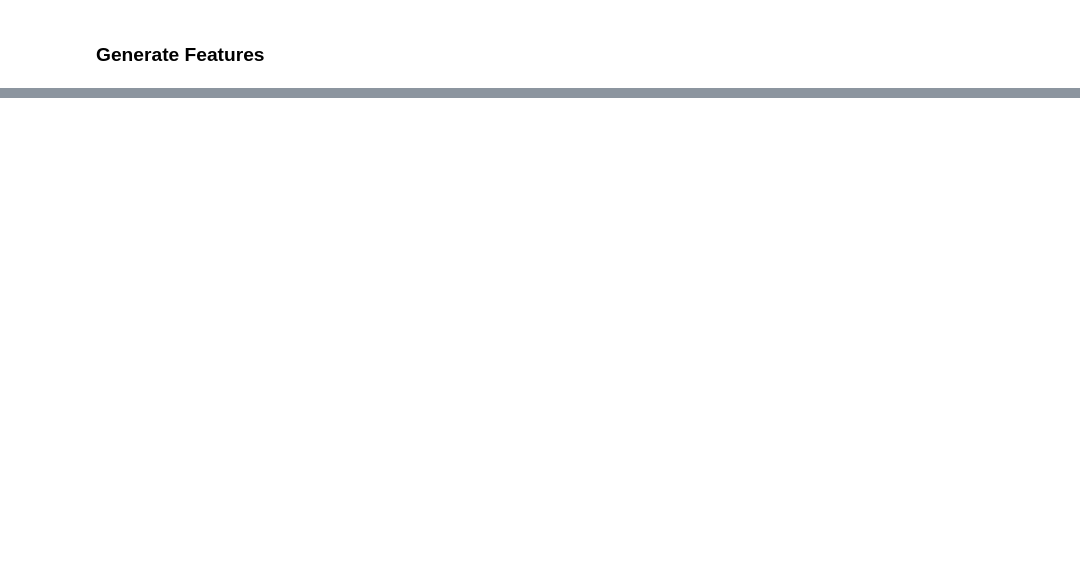
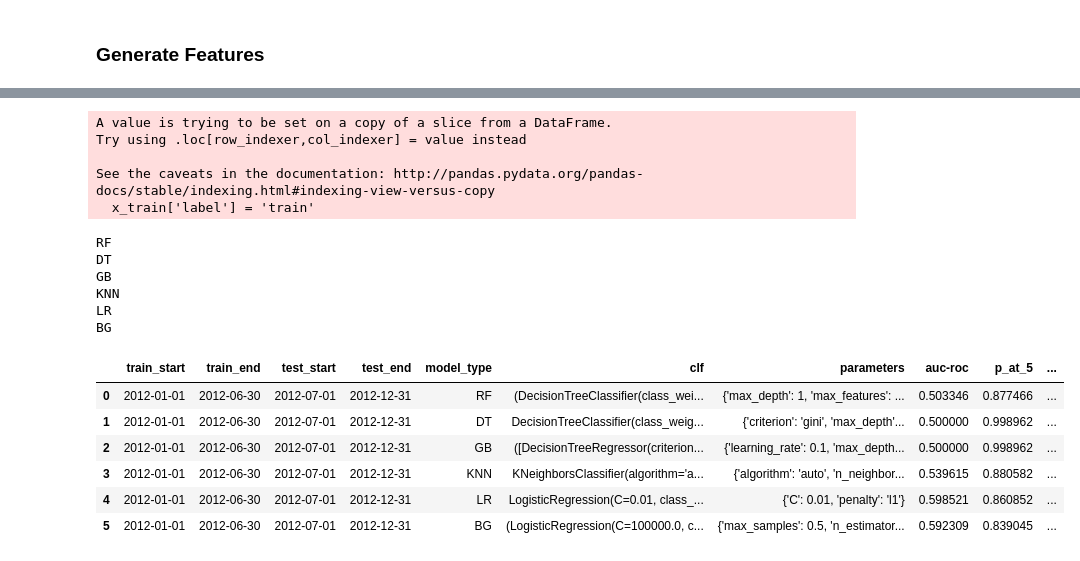
Before and after one commit to jamjensen/ml-pub-policy, a Jupyter notebook: hw3/data/hw3-writeup.ipynb, the cells around one changed output, grey strips where cells are left out. Saved outputs shown, nothing was run; the diff lists cells and outputs as text; code cells hidden in the pictures; blank space fills up the shorter version.

```diff
--- a/hw3/data/hw3-writeup.ipynb
+++ b/hw3/data/hw3-writeup.ipynb
@@ -187,0 +174,13 @@ full_df = p.format_df(df)
+# %%
+train_start_date = df['date_posted'].min()
+end_date = df['date_posted'].max()
+window = 6
+train_end_date = train_start_date + relativedelta(months=+window) - relativedelta(days=+1)
+# %%
+x_train, y_train, x_test, y_test = pipeline.get_train_test_splits(df, train_start_date, train_end_date, test_start_date, test_end_date)
+# %% [output]
+A value is trying to be set on a copy of a slice from a DataFrame.
+Try using .loc[row_indexer,col_indexer] = value instead
+
+See the caveats in the documentation: http://pandas.pydata.org/pandas-docs/stable/indexing.html#indexing-view-versus-copy
+  x_train['label'] = 'train'
@@ -187,0 +189,16 @@ full_df = p.format_df(df)
+# %%
+l.clf_loop(models_to_run, clfs, grid, x_train, x_test, y_train, y_test, train_start_date, train_end_date, test_start_date, test_end_date)
+# %% [output]
+RF
+DT
+GB
+KNN
+LR
+BG
+|  | train_start | train_end | test_start | test_end | model_type | clf | parameters | auc-roc | p_at_5 | ... |
+| 0 | 2012-01-01 | 2012-06-30 | 2012-07-01 | 2012-12-31 | RF | (DecisionTreeClassifier(class_wei... | {'max_depth': 1, 'max_features': ... | 0.503346 | 0.877466 | ... |
+| 1 | 2012-01-01 | 2012-06-30 | 2012-07-01 | 2012-12-31 | DT | DecisionTreeClassifier(class_weig... | {'criterion': 'gini', 'max_depth'... | 0.500000 | 0.998962 | ... |
+| 2 | 2012-01-01 | 2012-06-30 | 2012-07-01 | 2012-12-31 | GB | ([DecisionTreeRegressor(criterion... | {'learning_rate': 0.1, 'max_depth... | 0.500000 | 0.998962 | ... |
+| 3 | 2012-01-01 | 2012-06-30 | 2012-07-01 | 2012-12-31 | KNN | KNeighborsClassifier(algorithm='a... | {'algorithm': 'auto', 'n_neighbor... | 0.539615 | 0.880582 | ... |
+| 4 | 2012-01-01 | 2012-06-30 | 2012-07-01 | 2012-12-31 | LR | LogisticRegression(C=0.01, class_... | {'C': 0.01, 'penalty': 'l1'} | 0.598521 | 0.860852 | ... |
+| 5 | 2012-01-01 | 2012-06-30 | 2012-07-01 | 2012-12-31 | BG | (LogisticRegression(C=100000.0, c... | {'max_samples': 0.5, 'n_estimator... | 0.592309 | 0.839045 | ... |
```
Also changed, not shown: parts of 37 cells of this notebook, 2 other files.
